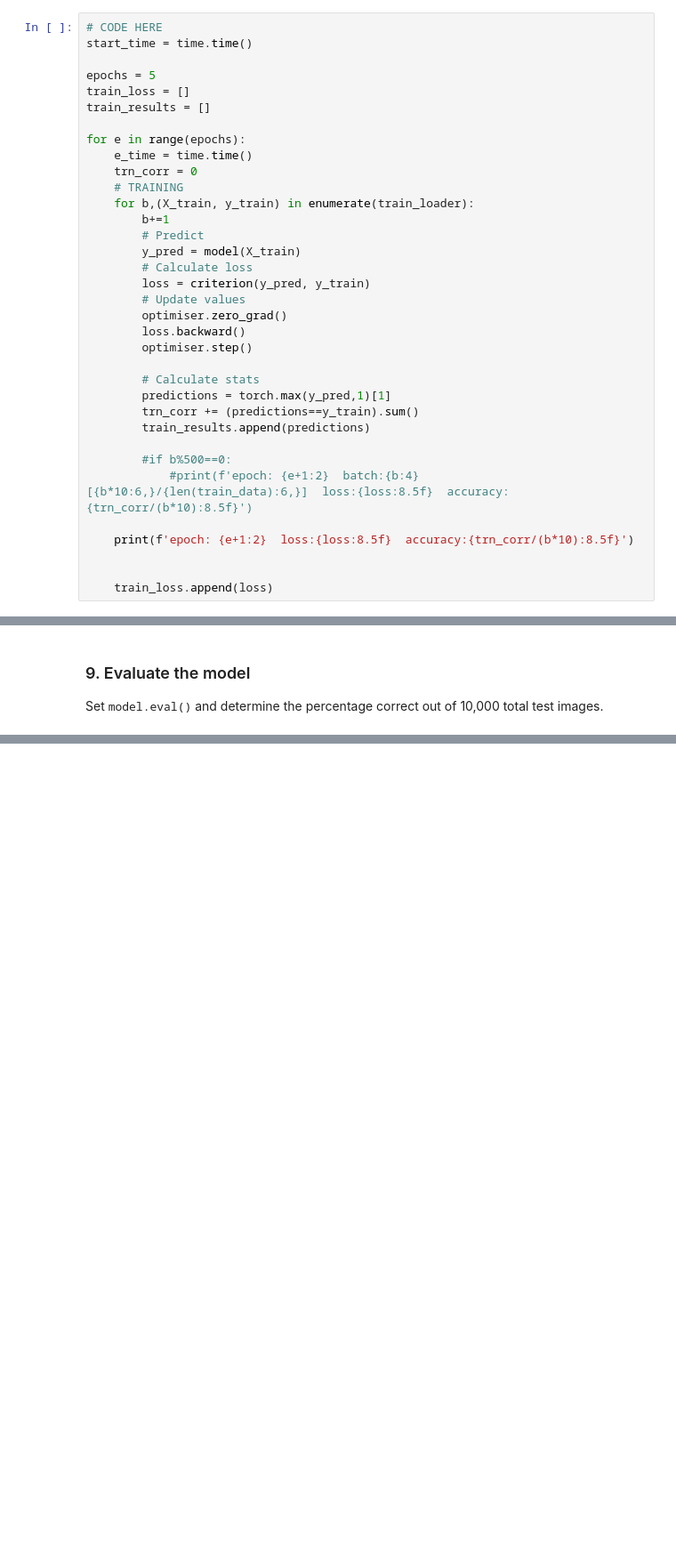
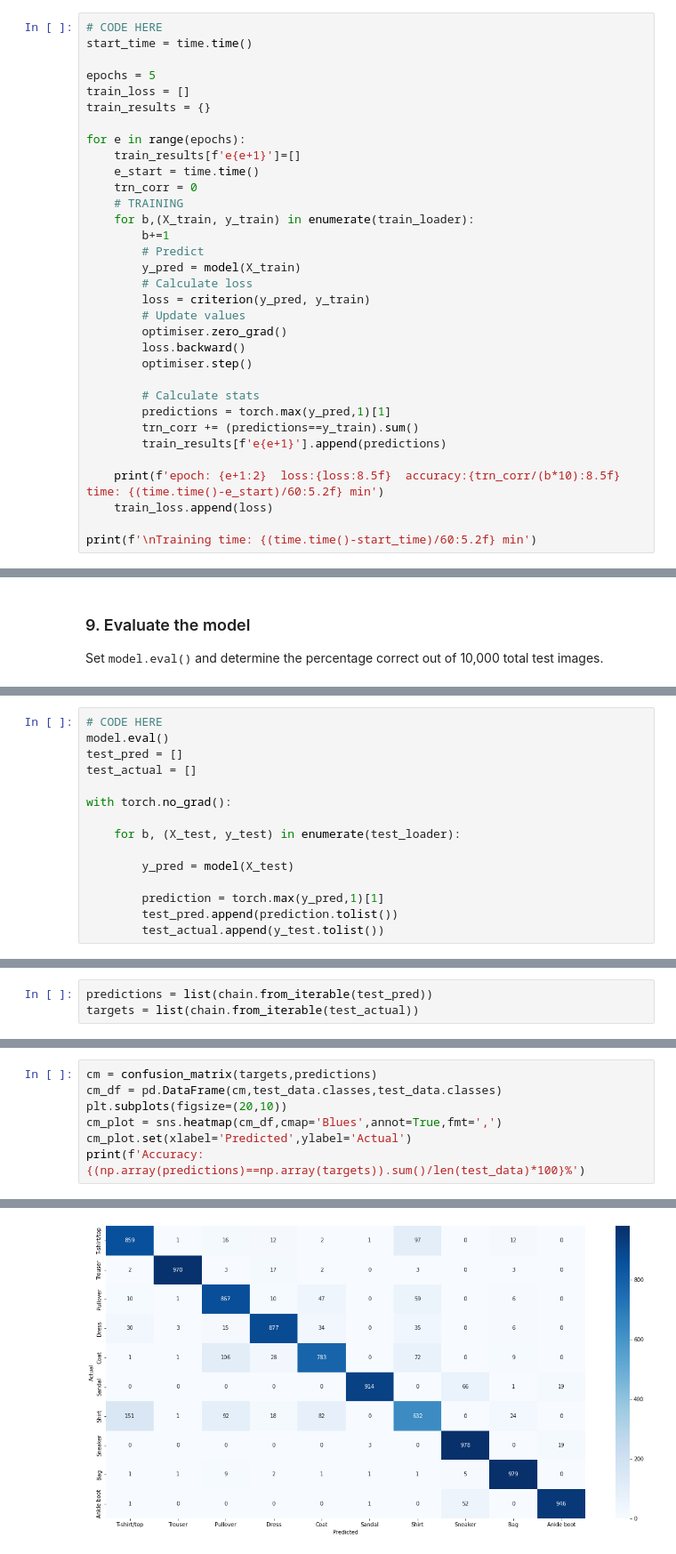
Before and after one commit to alejandrodgb/pytorch-for-dl, a Jupyter notebook: 03-CNN-Convolutional-Neural-Networks/05-CNN-Exercises.ipynb, the cells around one changed output, grey strips where cells are left out. Shown: that part at 89% size. Saved outputs shown, nothing was run; the diff lists cells and outputs as text; blank space fills up the shorter version.

```diff
--- a/03-CNN-Convolutional-Neural-Networks/05-CNN-Exercises.ipynb
+++ b/03-CNN-Convolutional-Neural-Networks/05-CNN-Exercises.ipynb
@@ -231,10 +227,11 @@ start_time = time.time()
 
 epochs = 5
 train_loss = []
-train_results = []
+train_results = {}
 
 for e in range(epochs):
-    e_time = time.time()
+    train_results[f'e{e+1}']=[]
+    e_start = time.time()
     trn_corr = 0
     # TRAINING
     for b,(X_train, y_train) in enumerate(train_loader):
@@ -251,13 +248,10 @@ for e in range(epochs):
         # Calculate stats
         predictions = torch.max(y_pred,1)[1]
         trn_corr += (predictions==y_train).sum()
-        train_results.append(predictions)
+        train_results[f'e{e+1}'].append(predictions)
 
-        #if b%500==0:
-            #print(f'epoch: {e+1:2}  batch:{b:4} [{b*10:6,}/{len(train_data):6,}]  loss:{loss:8.5f}  accuracy:{trn_corr/(b*10):8.5f}')
+    print(f'epoch: {e+1:2}  loss:{loss:8.5f}  accuracy:{trn_corr/(b*10):8.5f}  time: {(time.time()-e_start)/60:5.2f} min')
+    train_loss.append(loss)
 
-    print(f'epoch: {e+1:2}  loss:{loss:8.5f}  accuracy:{trn_corr/(b*10):8.5f}')
-
-
-    train_loss.append(loss)
+print(f'\nTraining time: {(time.time()-start_time)/60:5.2f} min')
 # %% [output]
@@ -273,0 +268,15 @@ Set <tt>model.eval()</tt> and determine the percentage correct out of 10,000 tot
+# %%
+# CODE HERE
+model.eval()
+test_pred = []
+test_actual = []
+
+with torch.no_grad():
+
+    for b, (X_test, y_test) in enumerate(test_loader):
+
+        y_pred = model(X_test)
+
+        prediction = torch.max(y_pred,1)[1]
+        test_pred.append(prediction.tolist())
+        test_actual.append(y_test.tolist())
@@ -273,0 +285,3 @@ Set <tt>model.eval()</tt> and determine the percentage correct out of 10,000 tot
+# %%
+predictions = list(chain.from_iterable(test_pred))
+targets = list(chain.from_iterable(test_actual))
@@ -273,0 +290,8 @@ Set <tt>model.eval()</tt> and determine the percentage correct out of 10,000 tot
+# %%
+cm = confusion_matrix(targets,predictions)
+cm_df = pd.DataFrame(cm,test_data.classes,test_data.classes)
+plt.subplots(figsize=(20,10))
+cm_plot = sns.heatmap(cm_df,cmap='Blues',annot=True,fmt=',')
+cm_plot.set(xlabel='Predicted',ylabel='Actual')
+print(f'Accuracy: {(np.array(predictions)==np.array(targets)).sum()/len(test_data)*100}%')
+# %% [output]
@@ -273,0 +299 @@ Set <tt>model.eval()</tt> and determine the percentage correct out of 10,000 tot
+[figure, added]
```
Also changed, not shown: parts of 8 cells of this notebook.
